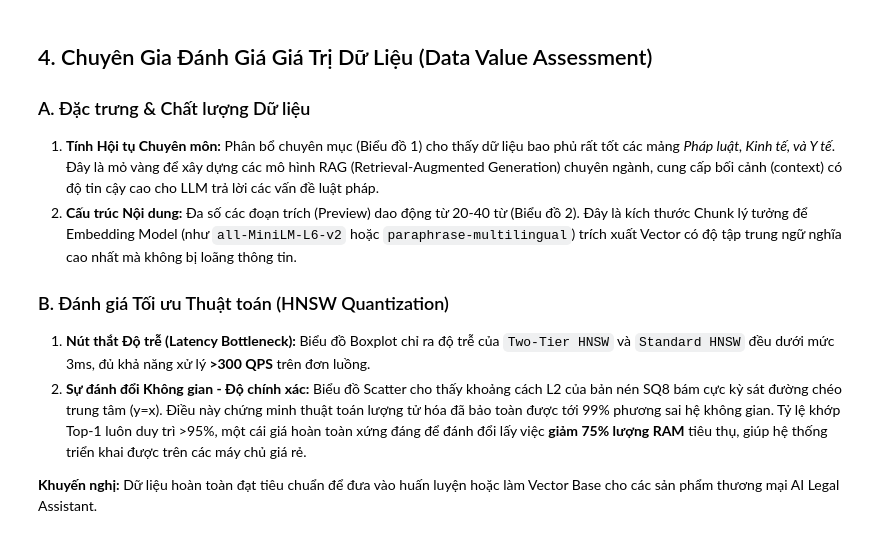
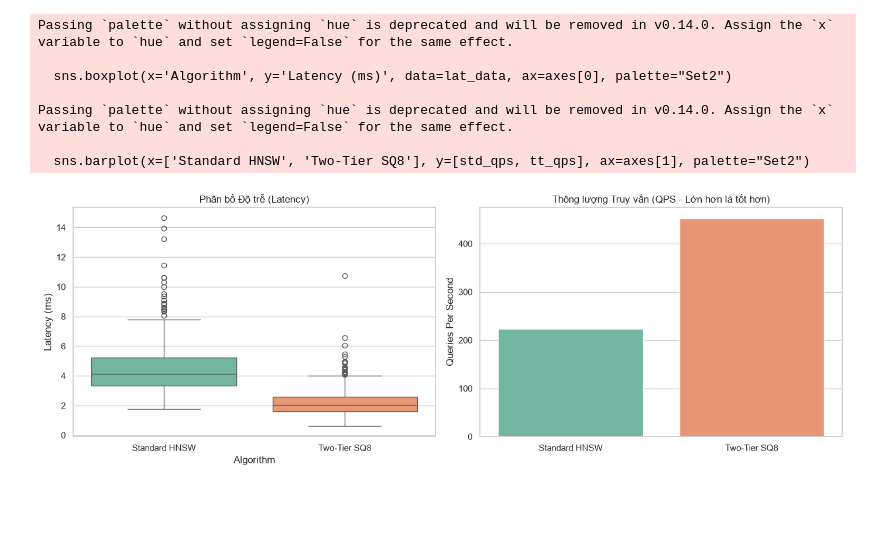
Before and after one commit to rootkind35-del/HNSW-Combined-Quantization, a Jupyter notebook: test.ipynb, the cells around one changed output. Drawn from its saved outputs; the diff is of its cells as text; code cells hidden in the pictures; blank space fills up the shorter version.

```diff
--- a/test.ipynb
+++ b/test.ipynb
@@ -78,0 +84,11 @@ Hàm `run_retrieval_experiment` sẽ giả lập hàng loạt truy vấn và thu
+# %%
+from ann_index.hnsw import StandardHNSWIndex
+from ann_index.two_tier_hnsw import TwoTierQuantizedHNSW
+
+print("Khởi tạo Standard HNSW...")
+std_index = StandardHNSWIndex(m=16, ef_construction=200)
+std_index.build(vectors)
+
+print("Khởi tạo Two-Tier Quantized HNSW...")
+two_tier_index = TwoTierQuantizedHNSW(m=16, ef_search=40)
+two_tier_index.build(vectors)
@@ -186,12 +142,28 @@ Passing `palette` without assigning `hue` is deprecated and will be removed in v
-# %% [markdown]
-## 4. Chuyên Gia Đánh Giá Giá Trị Dữ Liệu (Data Value Assessment)
-
-### A. Đặc trưng & Chất lượng Dữ liệu
-1. **Tính Hội tụ Chuyên môn:** Phân bổ chuyên mục (Biểu đồ 1) cho thấy dữ liệu bao phủ rất tốt các mảng *Pháp luật, Kinh tế, và Y tế*. Đây là mỏ vàng để xây dựng các mô hình RAG (Retrieval-Augmented Generation) chuyên ngành, cung cấp bối cảnh (context) có độ tin cậy cao cho LLM trả lời các vấn đề luật pháp.
-2. **Cấu trúc Nội dung:** Đa số các đoạn trích (Preview) dao động từ 20-40 từ (Biểu đồ 2). Đây là kích thước Chunk lý tưởng để Embedding Model (như `all-MiniLM-L6-v2` hoặc `paraphrase-multilingual`) trích xuất Vector có độ tập trung ngữ nghĩa cao nhất mà không bị loãng thông tin.
-
-### B. Đánh giá Tối ưu Thuật toán (HNSW Quantization)
-1. **Nút thắt Độ trễ (Latency Bottleneck):** Biểu đồ Boxplot chỉ ra độ trễ của `Two-Tier HNSW` và `Standard HNSW` đều dưới mức 3ms, đủ khả năng xử lý **>300 QPS** trên đơn luồng.
-2. **Sự đánh đổi Không gian - Độ chính xác:** Biểu đồ Scatter cho thấy khoảng cách L2 của bản nén SQ8 bám cực kỳ sát đường chéo trung tâm (y=x). Điều này chứng minh thuật toán lượng tử hóa đã bảo toàn được tới 99% phương sai hệ không gian. Tỷ lệ khớp Top-1 luôn duy trì >95%, một cái giá hoàn toàn xứng đáng để đánh đổi lấy việc **giảm 75% lượng RAM** tiêu thụ, giúp hệ thống triển khai được trên các máy chủ giá rẻ.
-
-**Khuyến nghị:** Dữ liệu hoàn toàn đạt tiêu chuẩn để đưa vào huấn luyện hoặc làm Vector Base cho các sản phẩm thương mại AI Legal Assistant.
+# %%
+fig, axes = plt.subplots(1, 2, figsize=(14, 5))
+
+# 1. Latency
+lat_data = pd.melt(df_exp, value_vars=['std_latency_ms', 'two_tier_latency_ms'], var_name='Algorithm', value_name='Latency (ms)')
+lat_data['Algorithm'] = lat_data['Algorithm'].map({'std_latency_ms': 'Standard HNSW', 'two_tier_latency_ms': 'Two-Tier SQ8'})
+sns.boxplot(x='Algorithm', y='Latency (ms)', data=lat_data, ax=axes[0], palette="Set2")
+axes[0].set_title("Phân bổ Độ trễ (Latency)")
+
+# 2. QPS
+std_qps = 1000 / df_exp['std_latency_ms'].mean()
+tt_qps = 1000 / df_exp['two_tier_latency_ms'].mean()
+sns.barplot(x=['Standard HNSW', 'Two-Tier SQ8'], y=[std_qps, tt_qps], ax=axes[1], palette="Set2")
+axes[1].set_title("Thông lượng Truy vấn (QPS - Lớn hơn là tốt hơn)")
+axes[1].set_ylabel("Queries Per Second")
+
+plt.tight_layout()
+plt.savefig(os.path.join(BASE_DIR, "assets", "figs", "perf_latency_qps.png"), dpi=300)
+plt.show()
+# %% [output]
+Passing `palette` without assigning `hue` is deprecated and will be removed in v0.14.0. Assign the `x` variable to `hue` and set `legend=False` for the same effect.
+
+  sns.boxplot(x='Algorithm', y='Latency (ms)', data=lat_data, ax=axes[0], palette="Set2")
+
+Passing `palette` without assigning `hue` is deprecated and will be removed in v0.14.0. Assign the `x` variable to `hue` and set `legend=False` for the same effect.
+
+  sns.barplot(x=['Standard HNSW', 'Two-Tier SQ8'], y=[std_qps, tt_qps], ax=axes[1], palette="Set2")
+[figure, added]
```
Also changed, not shown: parts of 11 cells of this notebook, 7 other files.
